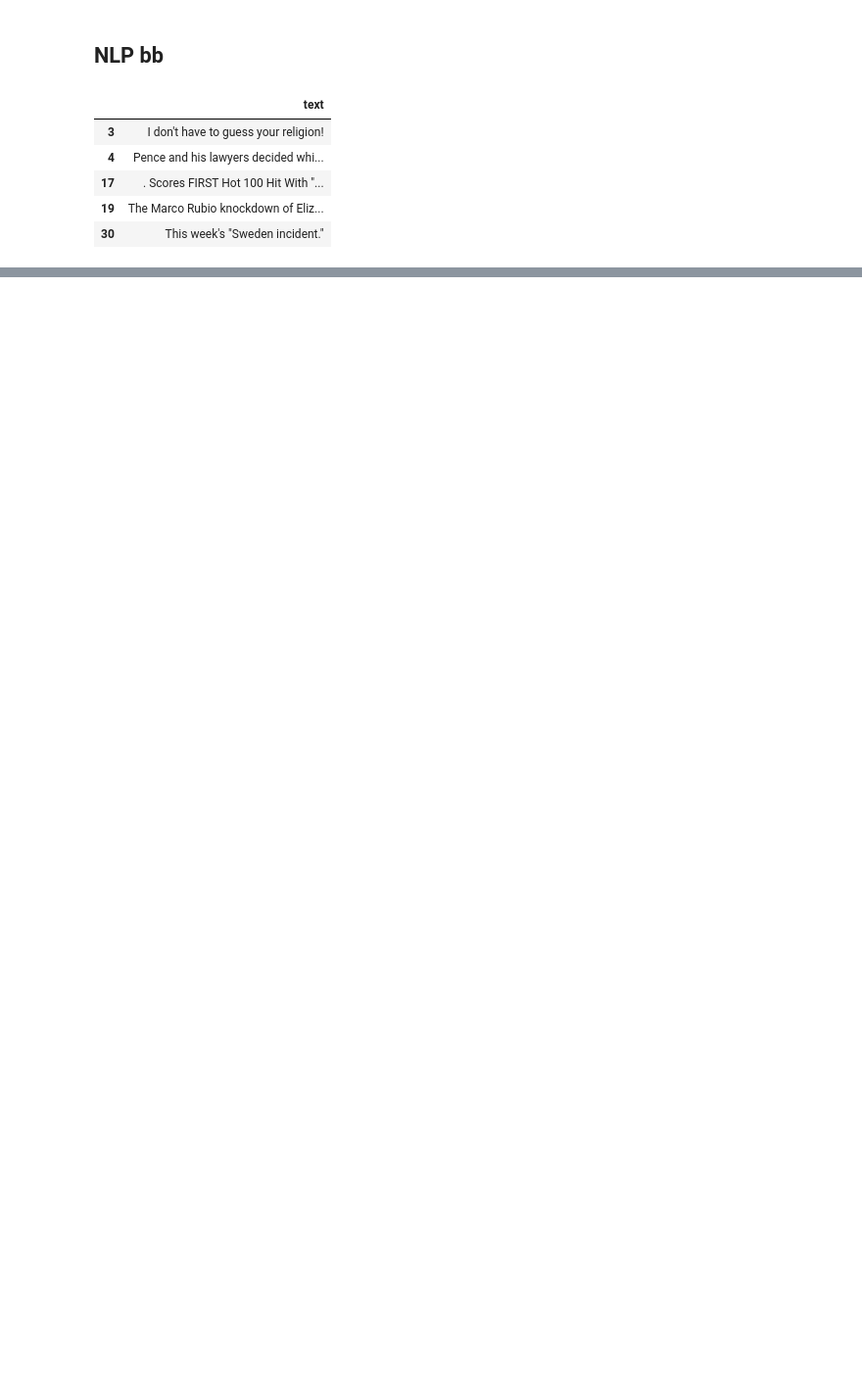
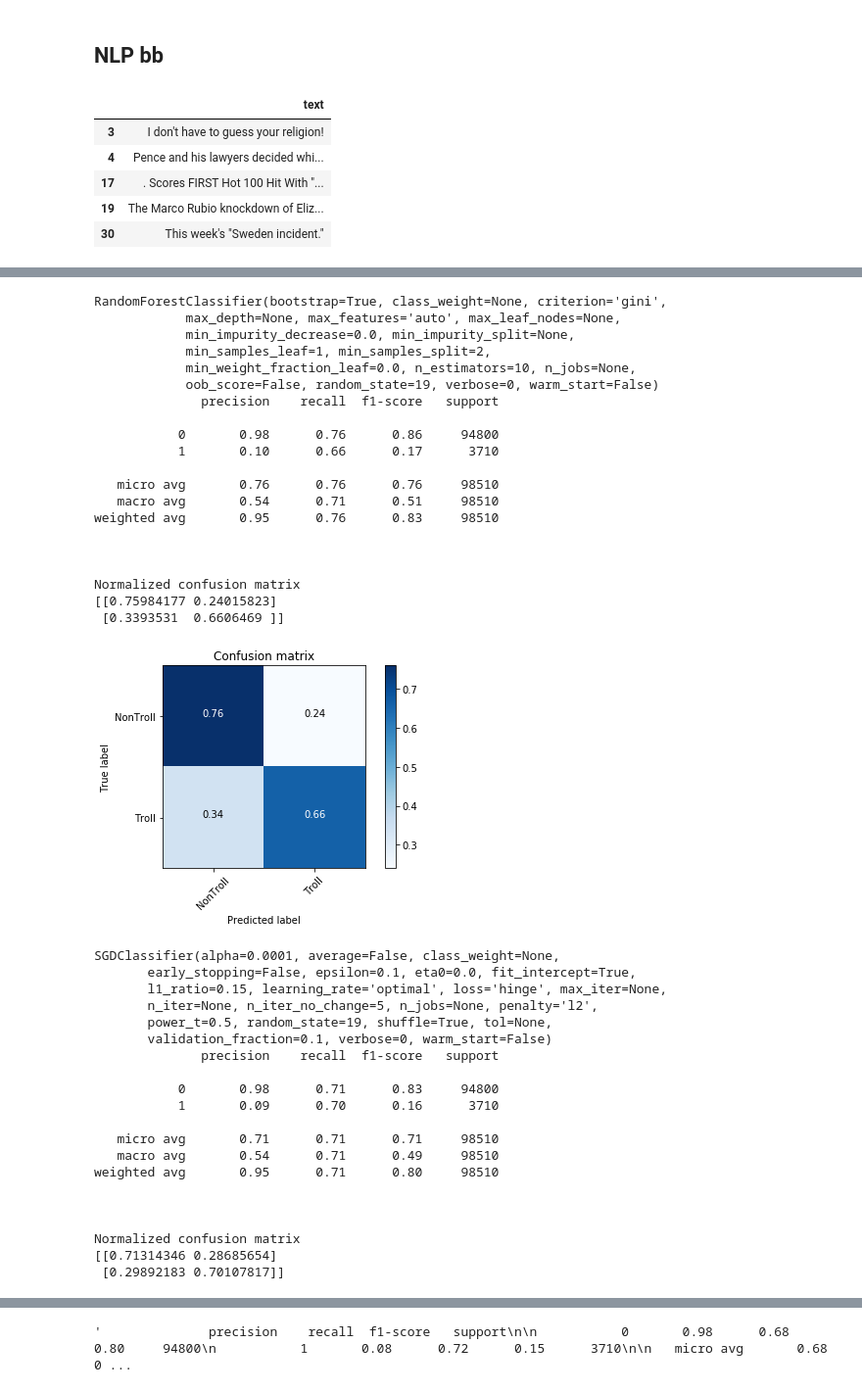
Before and after one commit to vanacorec/Mod3_Project, a Jupyter notebook: AggregateNotebook.ipynb, the cells around one changed output, grey strips where cells are left out. Shown at 98% size. Drawn from its saved outputs; the diff is of its cells as text; code cells hidden in the pictures; blank space fills up the shorter version.

```diff
--- a/AggregateNotebook.ipynb
+++ b/AggregateNotebook.ipynb
@@ -187,3 +188,5 @@ text.head()
 | 17 | . Scores FIRST Hot 100 Hit With "... |
 | 19 | The Marco Rubio knockdown of Eliz... |
 | 30 | This week's "Sweden incident." |
+# %%
+vectorizer,text_transformer=nlprocess.text_process(text,True)
@@ -196,0 +204,3 @@ text_test=X_test[['text']]
+# %%
+text_train=text_transformer.transform(vectorizer.transform(X_train[:,-1]))
+text_test=text_transformer.transform(vectorizer.transform(X_test['text']))
@@ -196,0 +301,44 @@ text_test=X_test[['text']]
+# %%
+russian_models.strut_models(models,text_split)
+# %% [output]
+RandomForestClassifier(bootstrap=True, class_weight=None, criterion='gini',
+            max_depth=None, max_features='auto', max_leaf_nodes=None,
+            min_impurity_decrease=0.0, min_impurity_split=None,
+            min_samples_leaf=1, min_samples_split=2,
+            min_weight_fraction_leaf=0.0, n_estimators=10, n_jobs=None,
+            oob_score=False, random_state=19, verbose=0, warm_start=False)
+              precision    recall  f1-score   support
+
+           0       0.98      0.76      0.86     94800
+           1       0.10      0.66      0.17      3710
+
+   micro avg       0.76      0.76      0.76     98510
+   macro avg       0.54      0.71      0.51     98510
+weighted avg       0.95      0.76      0.83     98510
+
+
+
+Normalized confusion matrix
+[[0.75984177 0.24015823]
+ [0.3393531  0.6606469 ]]
+[figure, added]
+SGDClassifier(alpha=0.0001, average=False, class_weight=None,
+       early_stopping=False, epsilon=0.1, eta0=0.0, fit_intercept=True,
+       l1_ratio=0.15, learning_rate='optimal', loss='hinge', max_iter=None,
+       n_iter=None, n_iter_no_change=5, n_jobs=None, penalty='l2',
+       power_t=0.5, random_state=19, shuffle=True, tol=None,
+       validation_fraction=0.1, verbose=0, warm_start=False)
+              precision    recall  f1-score   support
+
+           0       0.98      0.71      0.83     94800
+           1       0.09      0.70      0.16      3710
+
+   micro avg       0.71      0.71      0.71     98510
+   macro avg       0.54      0.71      0.49     98510
+weighted avg       0.95      0.71      0.80     98510
+
+
+
+Normalized confusion matrix
+[[0.71314346 0.28685654]
+ [0.29892183 0.70107817]]
@@ -196,0 +381 @@ text_test=X_test[['text']]
+'              precision    recall  f1-score   support\n\n           0       0.98      0.68      0.80     94800\n           1       0.08      0.72      0.15      3710\n\n   micro avg       0.68      0 ...
```
Also changed, not shown: parts of 25 cells of this notebook, 4 other files.
